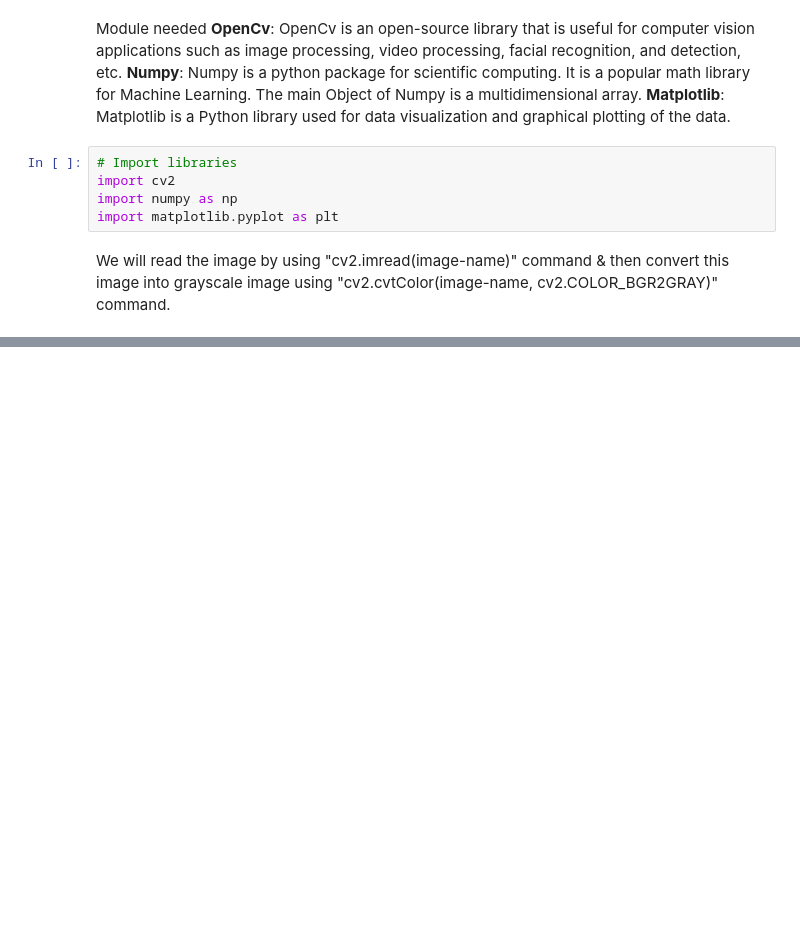
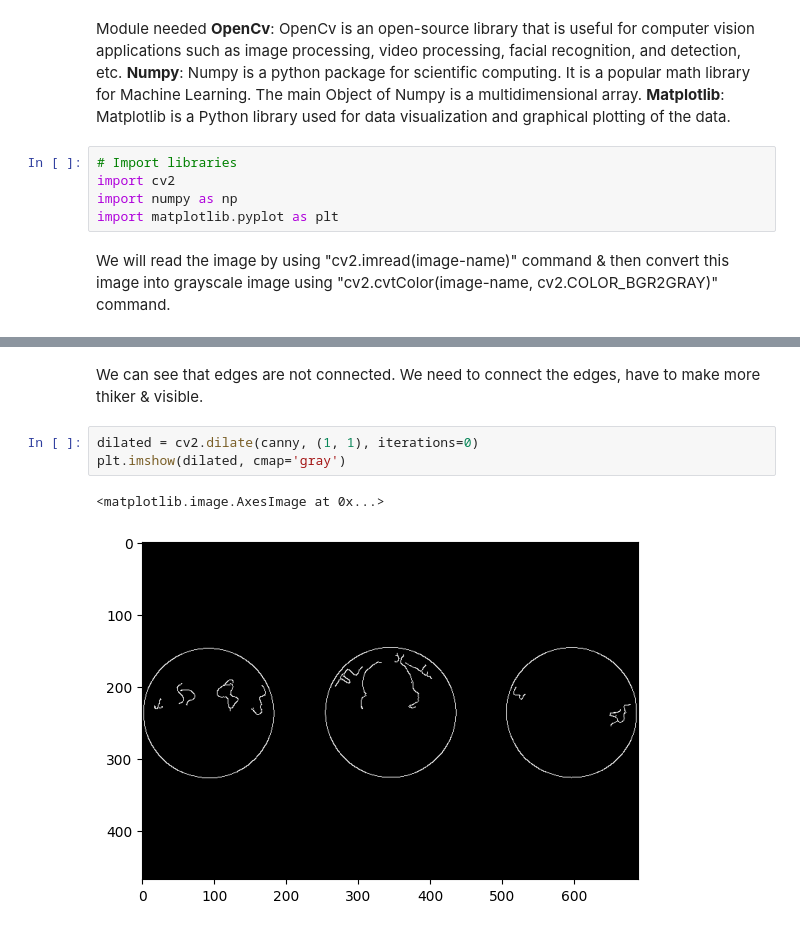
Before and after one commit to smmunna/machine-learning-projects, a Jupyter notebook: count_number_of_object.ipynb, the cells around one changed output, grey strips where cells are left out. Drawn from its saved outputs; the diff is of its cells as text; blank space fills up the shorter version.

```diff
--- a/count_number_of_object.ipynb
+++ b/count_number_of_object.ipynb
@@ -21,0 +39,8 @@ plt.imshow(gray, cmap='gray')
+# %% [markdown]
+We can see that edges are not connected. We need to connect the edges, have to make more thiker & visible.
+# %%
+dilated = cv2.dilate(canny, (1, 1), iterations=0)
+plt.imshow(dilated, cmap='gray')
+# %% [output]
+<matplotlib.image.AxesImage at 0x...>
+[figure, added]
```
Also changed, not shown: parts of 10 cells of this notebook, 2 other files.
